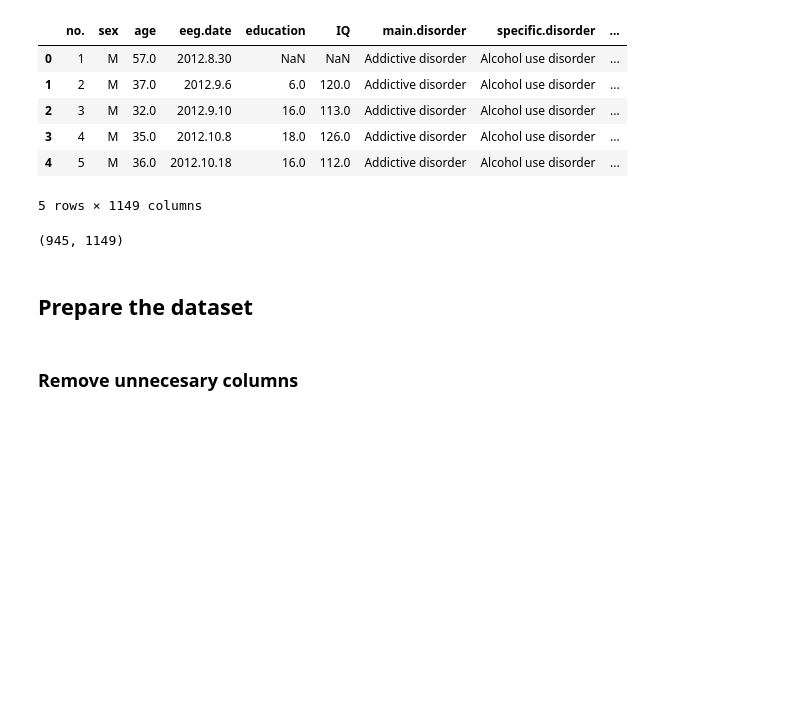
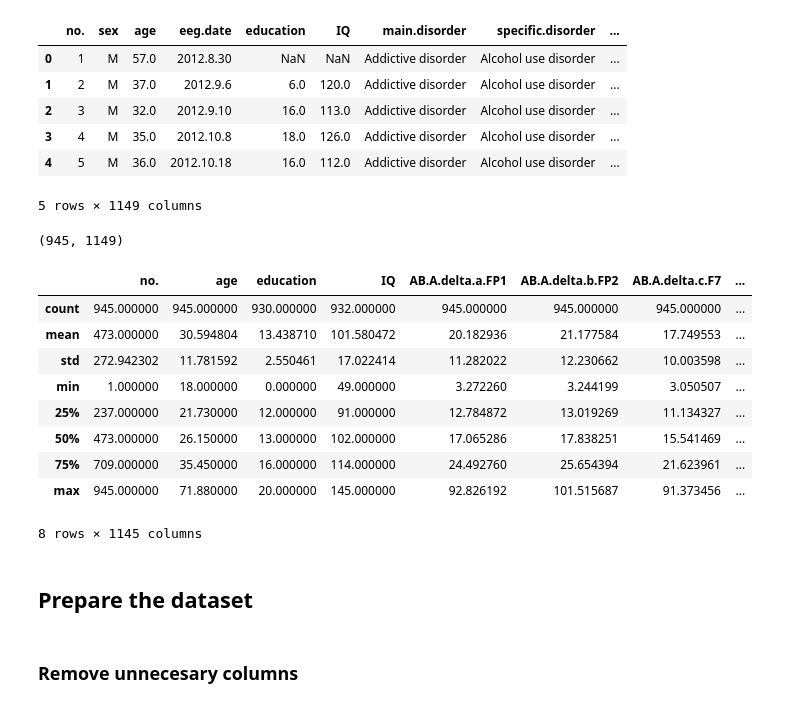
Before and after one commit to LCherop/EEG-based-Classification-of-Behavioural-Symptoms-of-Depression, a Jupyter notebook: Analysis_and_Classification_of_Behavioural_Symptoms_of_Depression_using_KNN.ipynb, the cells around one changed output. Cells and saved outputs as stored; diff of their text form; code cells hidden in the pictures; blank space fills up the shorter version.

```diff
--- a/Analysis_and_Classification_of_Behavioural_Symptoms_of_Depression_using_KNN.ipynb
+++ b/Analysis_and_Classification_of_Behavioural_Symptoms_of_Depression_using_KNN.ipynb
@@ -27,6 +27,19 @@ data.head()
 data.shape
 # %% [output]
 (945, 1149)
+# %%
+data.describe()
+# %% [output]
+|  | no. | age | education | IQ | AB.A.delta.a.FP1 | AB.A.delta.b.FP2 | AB.A.delta.c.F7 | ... |
+| count | 945.000000 | 945.000000 | 930.000000 | 932.000000 | 945.000000 | 945.000000 | 945.000000 | ... |
+| mean | 473.000000 | 30.594804 | 13.438710 | 101.580472 | 20.182936 | 21.177584 | 17.749553 | ... |
+| std | 272.942302 | 11.781592 | 2.550461 | 17.022414 | 11.282022 | 12.230662 | 10.003598 | ... |
+| min | 1.000000 | 18.000000 | 0.000000 | 49.000000 | 3.272260 | 3.244199 | 3.050507 | ... |
+| 25% | 237.000000 | 21.730000 | 12.000000 | 91.000000 | 12.784872 | 13.019269 | 11.134327 | ... |
+| 50% | 473.000000 | 26.150000 | 13.000000 | 102.000000 | 17.065286 | 17.838251 | 15.541469 | ... |
+| 75% | 709.000000 | 35.450000 | 16.000000 | 114.000000 | 24.492760 | 25.654394 | 21.623961 | ... |
+| max | 945.000000 | 71.880000 | 20.000000 | 145.000000 | 92.826192 | 101.515687 | 91.373456 | ... |
+8 rows × 1145 columns
 # %% [markdown]
 ## Prepare the dataset
 # %% [markdown]
```
Also changed, not shown: parts of 27 cells of this notebook.
